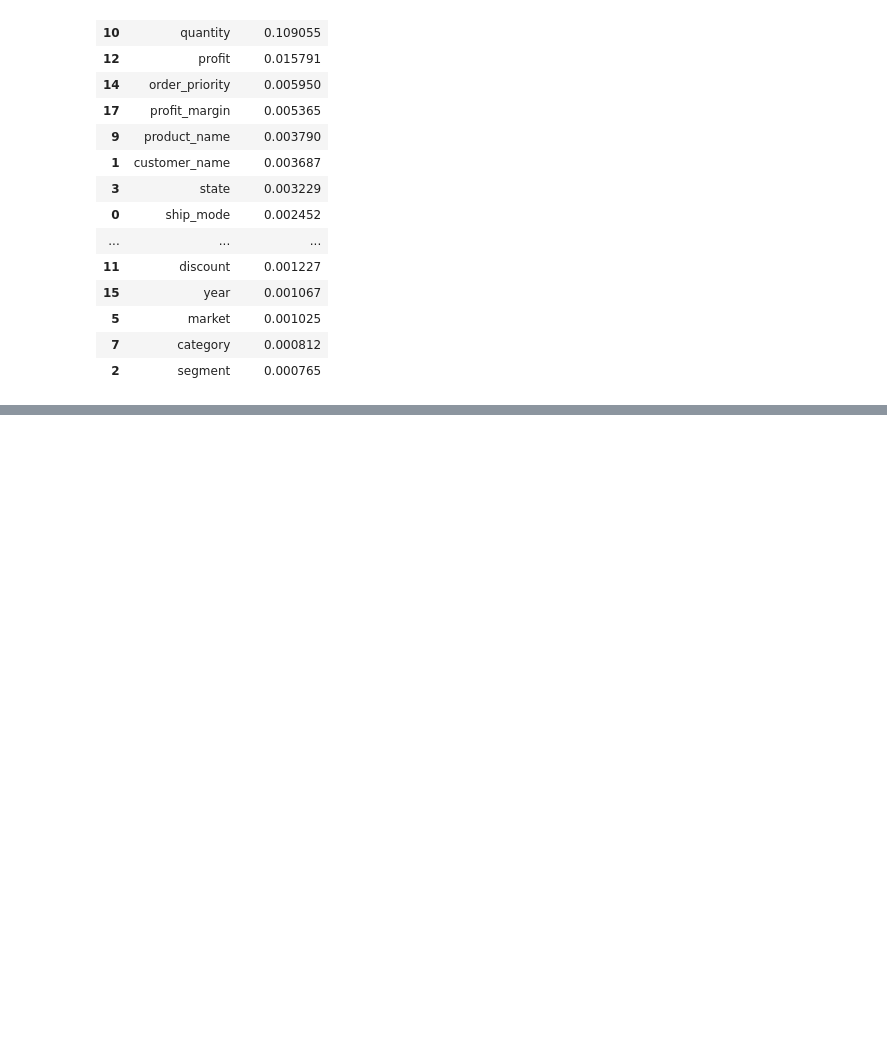
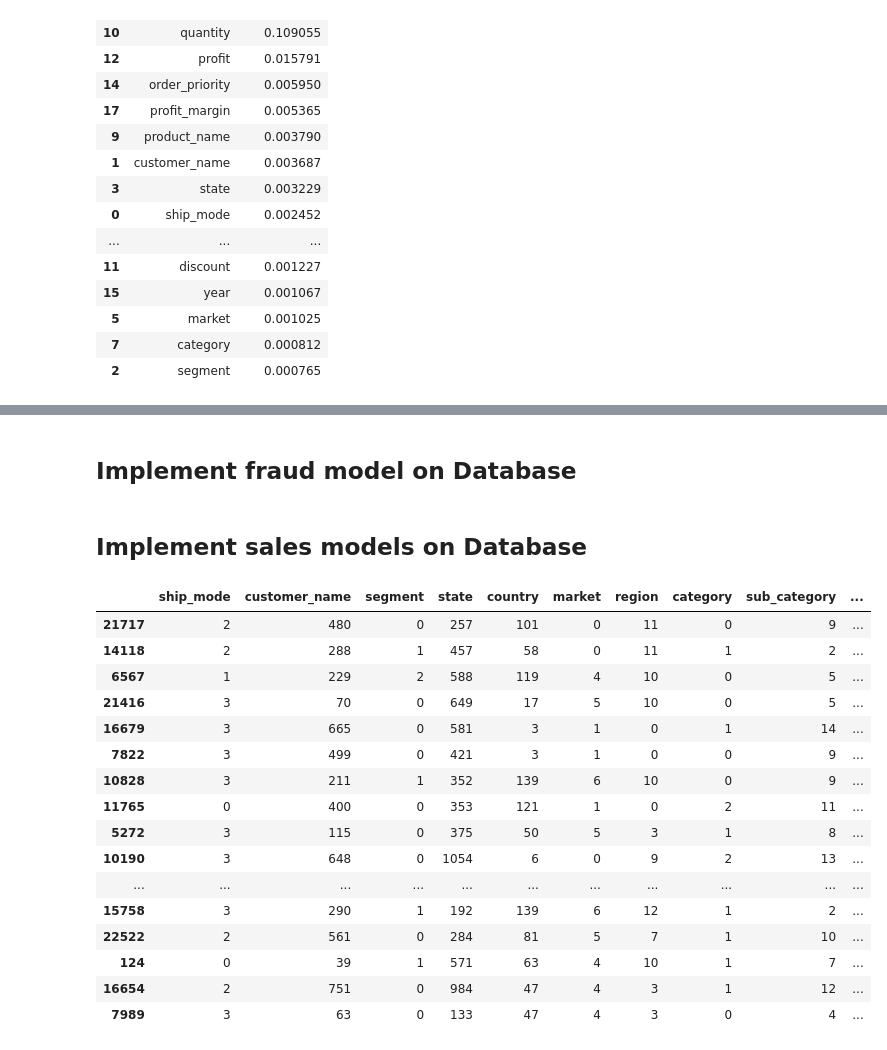
Before and after one commit to Mipjeiger/Supermarket-Sales, a Jupyter notebook: Production/EDA/05_model_debugs.ipynb, the cells around one changed output, grey strips where cells are left out. Saved outputs shown, nothing was run; the diff lists cells and outputs as text; code cells hidden in the pictures; blank space fills up the shorter version.

```diff
--- a/Production/EDA/05_model_debugs.ipynb
+++ b/Production/EDA/05_model_debugs.ipynb
@@ -189,0 +227,16 @@ fi
+# %%
+FRAUD_MODELS_PATH = MODELS_DIR / "fraud_ml_models"
+
+# Load fraud models
+def load_fraud_models(models_dir: Path):
+    models = {}
+
+    for pkl_path in models_dir.glob("*.pkl"):
+        model_name = pkl_path.stem.replace("model_", "")
+        models[model_name] = joblib.load(pkl_path)
+
+    return models
+
+# Apply
+fraud_models = load_fraud_models(FRAUD_MODELS_PATH)
+print(f"Load fraud models: {fraud_models.keys()}")
@@ -189,0 +247,3 @@ fi
+# %%
+X_fraud = df_feature_fraud
+print(f"X_fraud shape: {X_fraud.shape}")
@@ -189,0 +356,26 @@ fi
+# %% [markdown]
+## Implement fraud model on Database
+# %%
+df_fraud_result = df_feature_fraud.copy()
+
+for model_name, model in fraud_models.items():
+    fraud_feature_cols = getattr(model, "feature_names_in_", None)
+
+    if fraud_feature_cols is not None:
+        X_fraud_2 = df_feature_fraud.reindex(columns=fraud_feature_cols, fill_value=0)
+    else:
+        X_fraud_2 = df_feature_fraud.copy()
+
+    df_fraud_result[f"{model_name}_pred"] = model.predict(X_fraud_2)
+
+    if hasattr(model, "predict_proba"):
+        df_fraud_result[f"{model_name}_score"] = model.predict_proba(X_fraud_2)[:, 1]
+
+    # Add fraud actual column based on the original df_fraud DataFrame
+    if "fraud" in df_fraud.columns:
+        df_fraud_result["fraud"] = df_fraud["fraud"]
+
+    # Move fraud position into right of the last column
+    df_fraud_result = df_fraud_result[[col for col in df_fraud_result.columns if col != "fraud"] + ["fraud"]]
+# %% [markdown]
+## Implement sales models on Database
@@ -189,0 +401,21 @@ fi
+# %%
+# Fraud data result
+df_fraud_result.sample(20)
+# %% [output]
+|  | ship_mode | customer_name | segment | state | country | market | region | category | sub_category | ... |
+| 21717 | 2 | 480 | 0 | 257 | 101 | 0 | 11 | 0 | 9 | ... |
+| 14118 | 2 | 288 | 1 | 457 | 58 | 0 | 11 | 1 | 2 | ... |
+| 6567 | 1 | 229 | 2 | 588 | 119 | 4 | 10 | 0 | 5 | ... |
+| 21416 | 3 | 70 | 0 | 649 | 17 | 5 | 10 | 0 | 5 | ... |
+| 16679 | 3 | 665 | 0 | 581 | 3 | 1 | 0 | 1 | 14 | ... |
+| 7822 | 3 | 499 | 0 | 421 | 3 | 1 | 0 | 0 | 9 | ... |
+| 10828 | 3 | 211 | 1 | 352 | 139 | 6 | 10 | 0 | 9 | ... |
+| 11765 | 0 | 400 | 0 | 353 | 121 | 1 | 0 | 2 | 11 | ... |
+| 5272 | 3 | 115 | 0 | 375 | 50 | 5 | 3 | 1 | 8 | ... |
+| 10190 | 3 | 648 | 0 | 1054 | 6 | 0 | 9 | 2 | 13 | ... |
+| ... | ... | ... | ... | ... | ... | ... | ... | ... | ... | ... |
+| 15758 | 3 | 290 | 1 | 192 | 139 | 6 | 12 | 1 | 2 | ... |
+| 22522 | 2 | 561 | 0 | 284 | 81 | 5 | 7 | 1 | 10 | ... |
+| 124 | 0 | 39 | 1 | 571 | 63 | 4 | 10 | 1 | 7 | ... |
+| 16654 | 2 | 751 | 0 | 984 | 47 | 4 | 3 | 1 | 12 | ... |
+| 7989 | 3 | 63 | 0 | 133 | 47 | 4 | 3 | 0 | 4 | ... |
```
Also changed, not shown: parts of 22 cells of this notebook, 4 other files.
